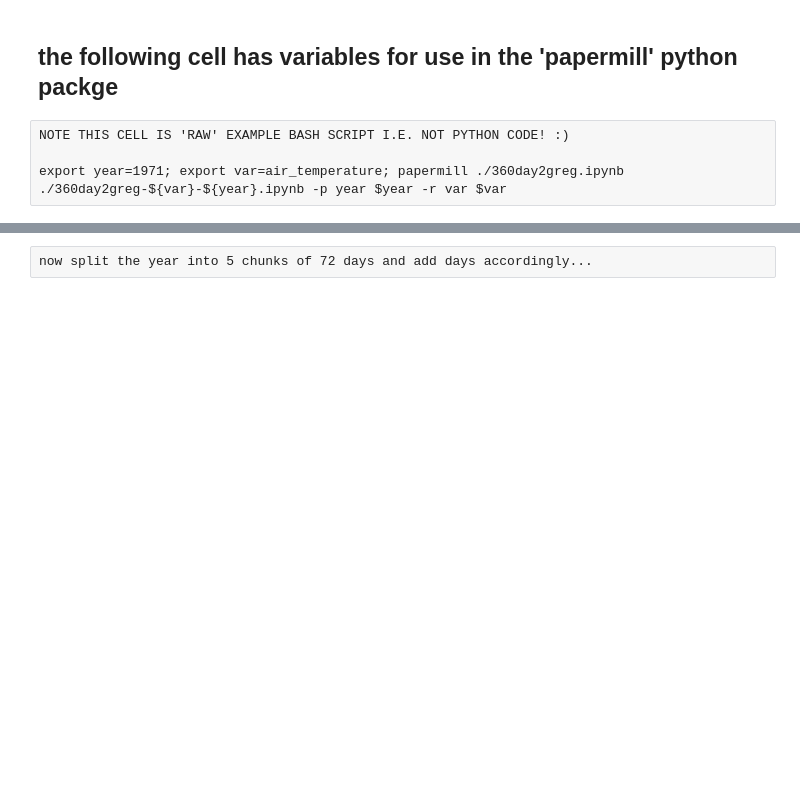
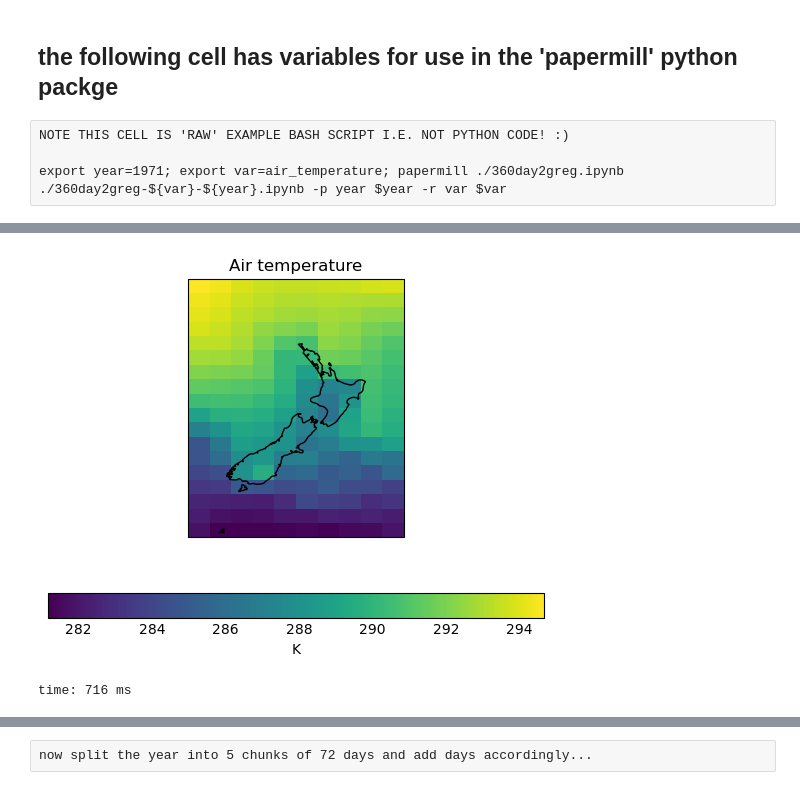
Before and after one commit to jonnyhtw/360day2greg, a Jupyter notebook: 360day2greg.ipynb, the cells around one changed output, grey strips where cells are left out. Saved outputs shown, nothing was run; the diff lists cells and outputs as text; code cells hidden in the pictures; blank space fills up the shorter version.

```diff
--- a/360day2greg.ipynb
+++ b/360day2greg.ipynb
@@ -127,2 +132,8 @@ cube
 # %%
+ax = plt.subplot(1,1,1,projection = ccrs.PlateCarree(central_longitude=180))
+ax.coastlines()
 qplt.pcolormesh(cube[0])
+plt.show();
+# %% [output]
+[figure, added]
+time: 716 ms
```
Also changed, not shown: parts of 32 cells of this notebook.
